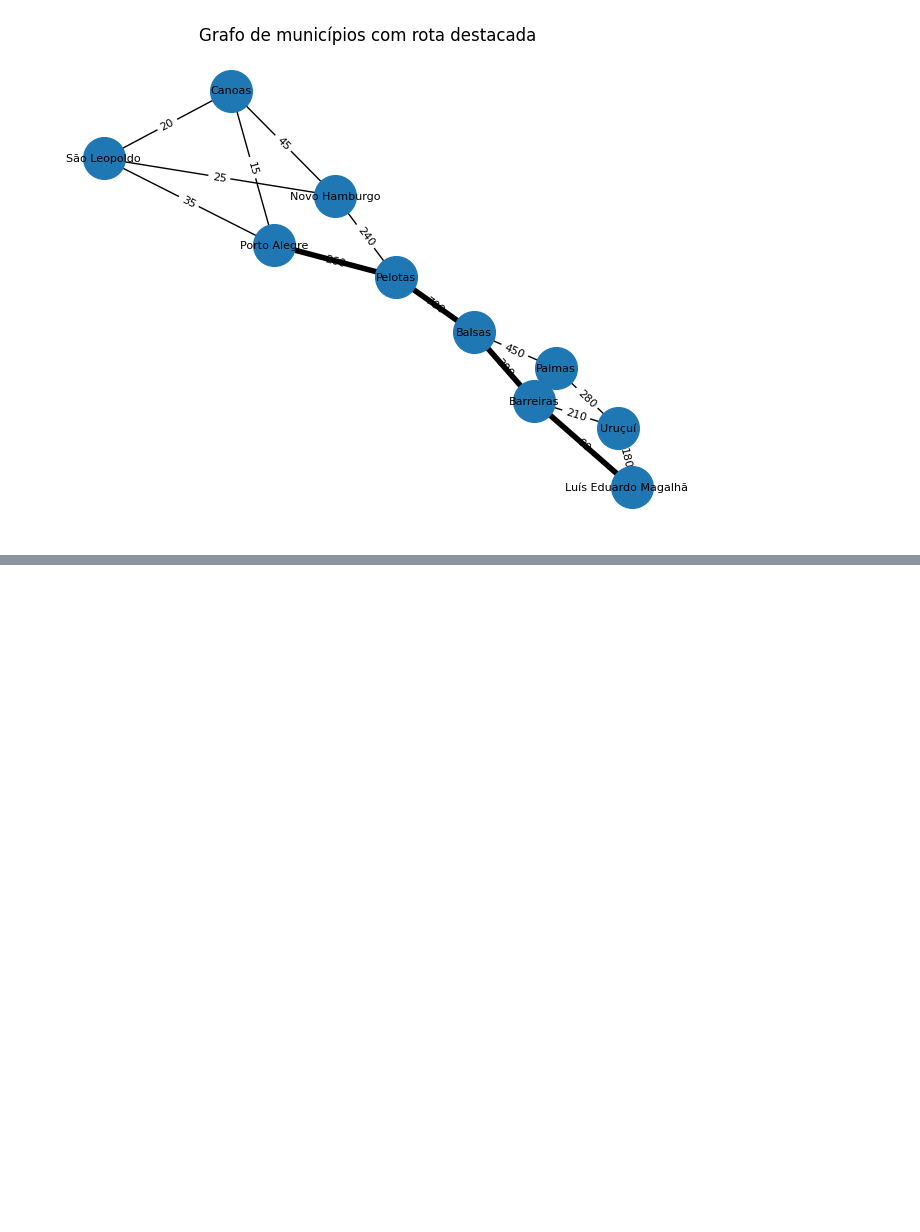
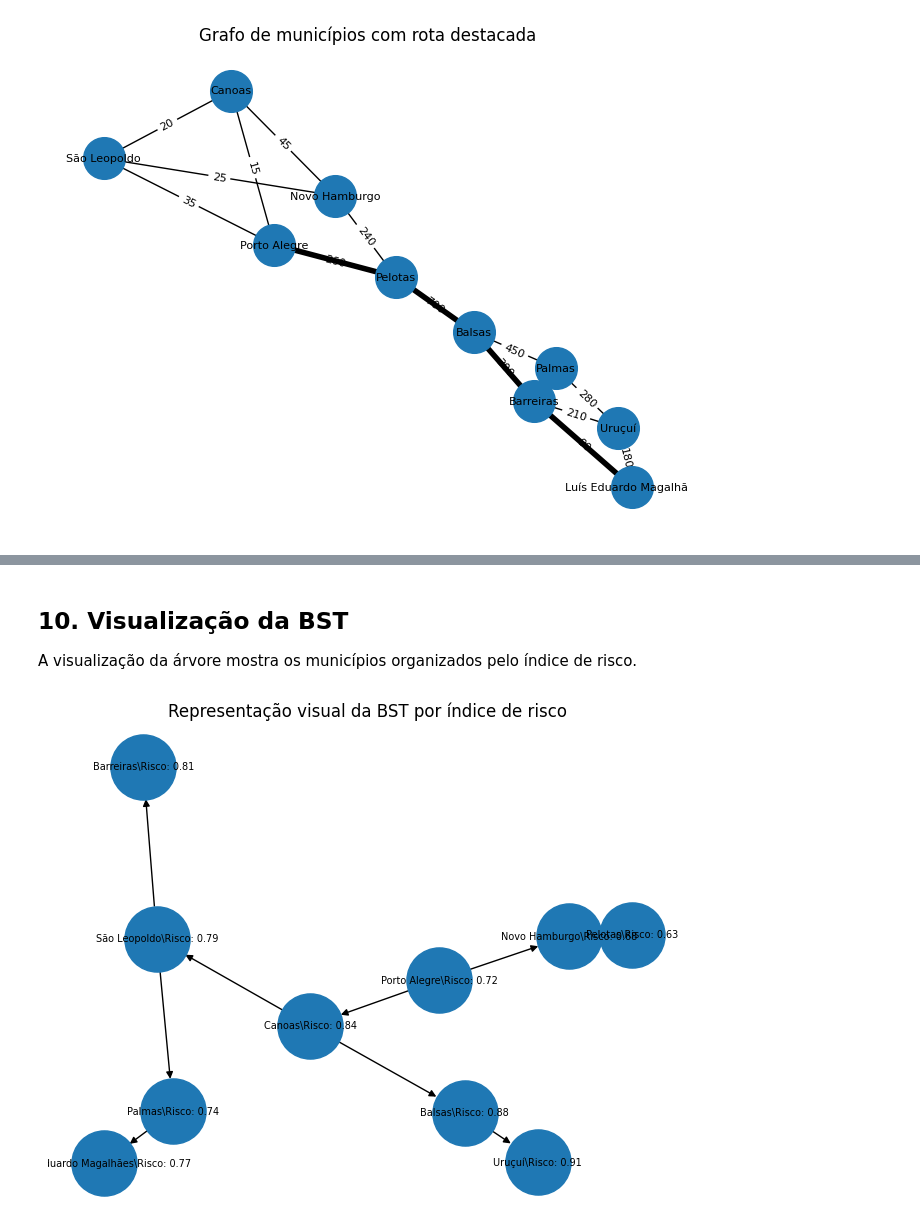
Before and after one commit to TechEarth-Solutions/global-solution-2026-fund, a Jupyter notebook: notebooks/analise_resultados.ipynb, the cells around one changed output, grey strips where cells are left out. Drawn from its saved outputs; the diff is of its cells as text; code cells hidden in the pictures; blank space fills up the shorter version.

```diff
--- a/notebooks/analise_resultados.ipynb
+++ b/notebooks/analise_resultados.ipynb
@@ -129,0 +218,49 @@ visualizar_grafo(
+# %% [markdown]
+## 10. Visualização da BST
+
+A visualização da árvore mostra os municípios organizados pelo índice de risco.
+# %%
+import networkx as nx
+import matplotlib.pyplot as plt
+
+
+def adicionar_bst_ao_grafo(node, G, labels):
+    if node is None:
+        return
+
+    label = f'{node.dados["nome"]}\\Risco: {node.risco}'
+
+    G.add_node(node.municipio_id)
+    labels[node.municipio_id] = label
+
+    if node.left:
+        G.add_edge(node.municipio_id, node.left.municipio_id)
+        adicionar_bst_ao_grafo(node.left, G, labels)
+
+    if node.right:
+        G.add_edge(node.municipio_id, node.right.municipio_id)
+        adicionar_bst_ao_grafo(node.right, G, labels)
+
+
+G_bst = nx.DiGraph()
+labels_bst = {}
+
+adicionar_bst_ao_grafo(bst.root, G_bst, labels_bst)
+
+pos = nx.spring_layout(G_bst, seed=7)
+
+nx.draw(
+    G_bst,
+    pos,
+    with_labels=True,
+    labels=labels_bst,
+    node_size=2200,
+    font_size=7,
+    arrows=True
+)
+
+plt.title("Representação visual da BST por índice de risco")
+
+plt.show()
+# %% [output]
+[figure, added]
```
Also changed, not shown: parts of 5 cells of this notebook.
